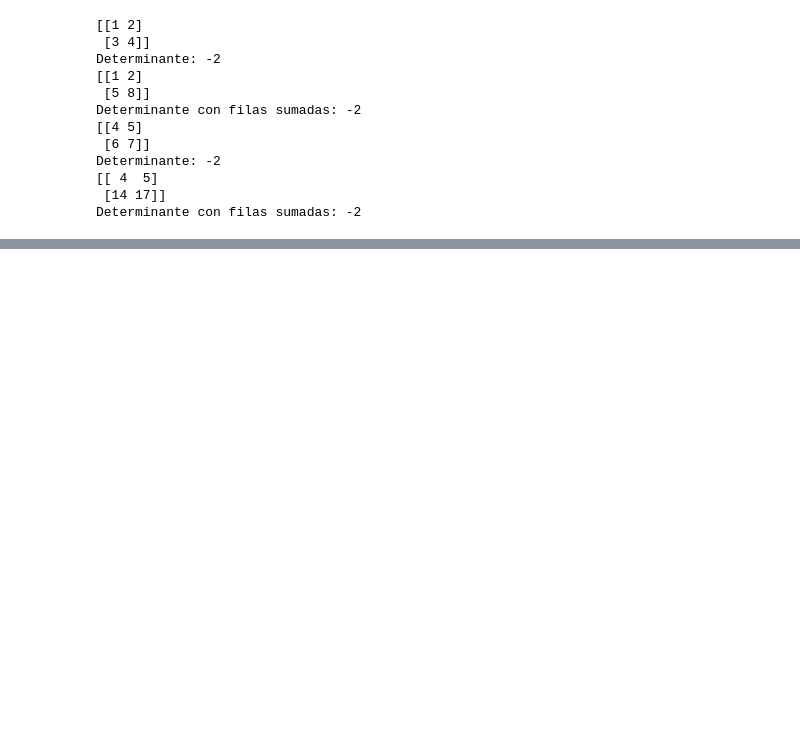
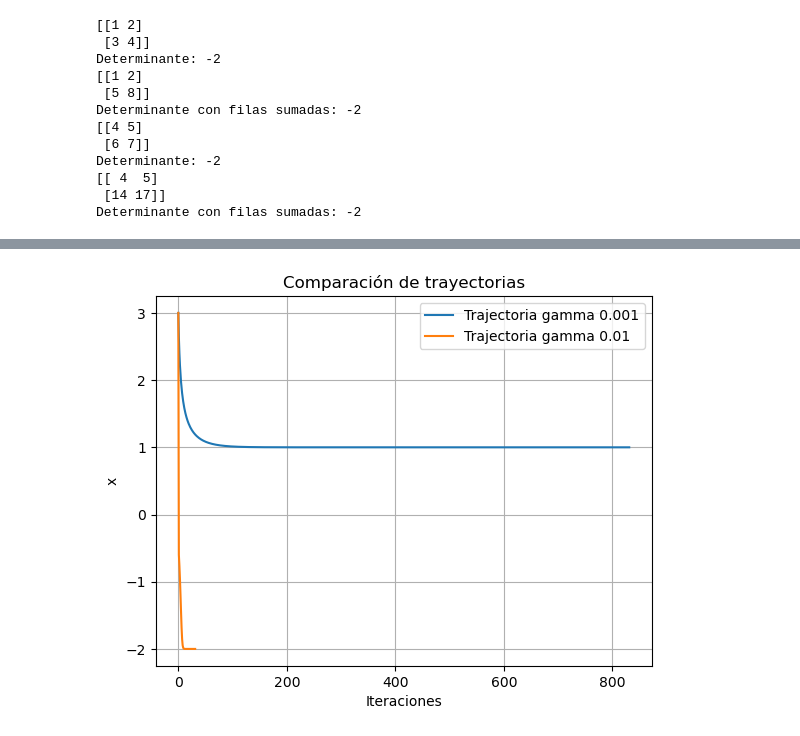
Before and after one commit to Astolfo2332/VIU_act, a Jupyter notebook: math_exercises.ipynb, the cells around one changed output, grey strips where cells are left out. Saved outputs shown, nothing was run; the diff lists cells and outputs as text; code cells hidden in the pictures; blank space fills up the shorter version.

```diff
--- a/math_exercises.ipynb
+++ b/math_exercises.ipynb
@@ -306,0 +490,16 @@ for i in test:
+# %%
+#Aplicamos el gradiente
+def grad_f(x):
+    return 12*x**3 + 12*x**2 - 24*x
+
+def f(x):
+    return 3*x**4 + 4*x**3 - 12*x**2 + 7
+
+x0 = 3
+gamma = 0.001
+tol = 1e-12
+maxit = 1e5
+
+x, trajectory_1 = gradient_descent(grad_f, x0, gamma, tol, maxit)
+print("Posible minimo", x)
+print("Valor en f(x)", f(x))
@@ -306,0 +592,15 @@ for i in test:
+# %%
+def trajectory_analysis(trajectory_1, trajectory_2=False, labels=["Trajectoria gamma 0.001", "Trajectoria gamma 0.01"]):
+    plt.plot(trajectory_1, label=labels[0])
+    if trajectory_2:
+        plt.plot(trajectory_2, label=labels[1])
+    plt.xlabel("Iteraciones")
+    plt.ylabel("x")
+    plt.title("Comparación de trayectorias")
+    plt.legend()
+    plt.grid()
+    plt.show()
+
+trajectory_analysis(trajectory_1, trajectory_2)
+# %% [output]
+[figure, added]
```
Also changed, not shown: parts of 49 cells of this notebook.
